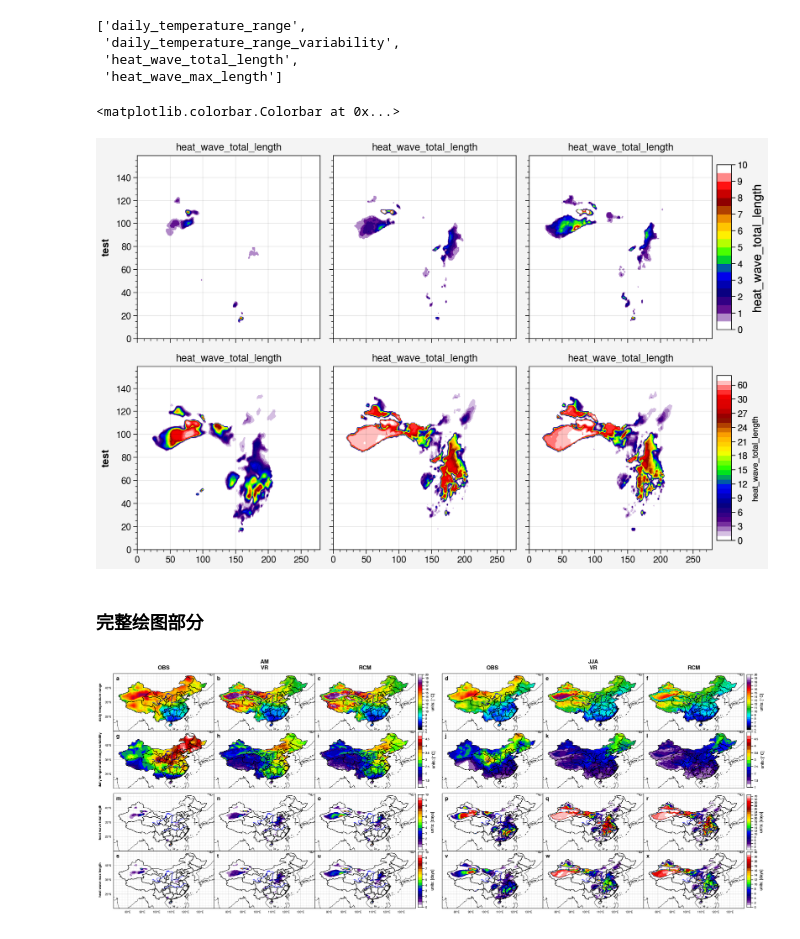
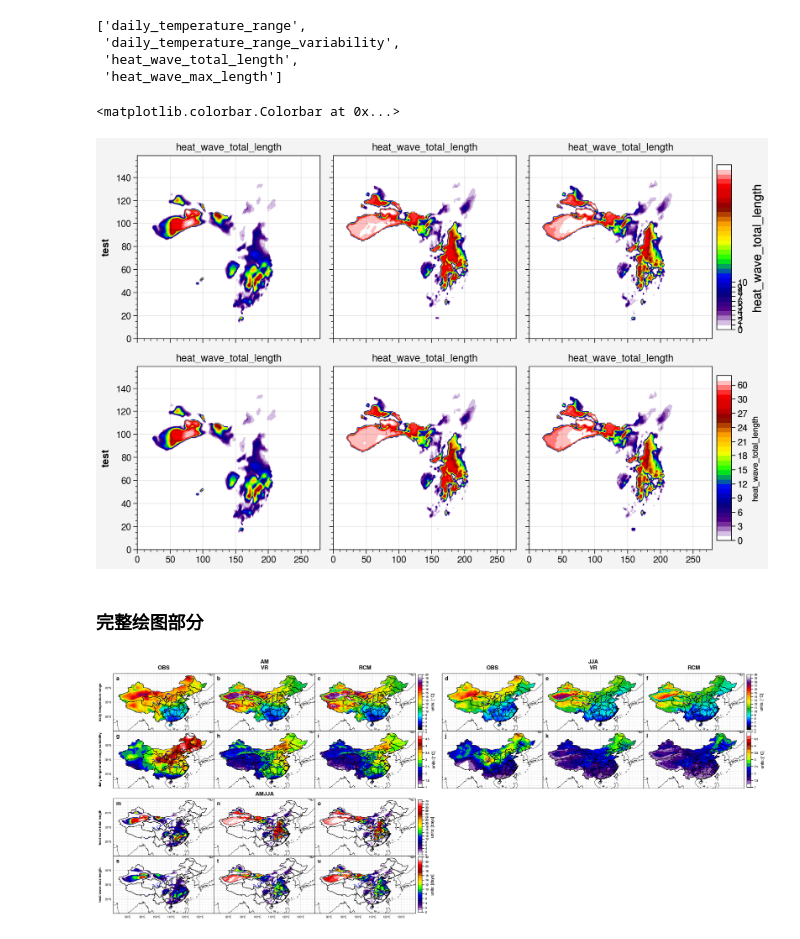
Before and after one commit to dozerlcl/MPAS_case_study, a Jupyter notebook: 92-25km_vr_rcm_postprocess/visualization/check_pre+t2m/t2m/space/mean/extreme_plot.ipynb, the cells around one changed output. Saved outputs shown, nothing was run; the diff lists cells and outputs as text; code cells hidden in the pictures.

Commit message:
merge amjja heat wave

```diff
--- a/92-25km_vr_rcm_postprocess/visualization/check_pre+t2m/t2m/space/mean/extreme_plot.ipynb
+++ b/92-25km_vr_rcm_postprocess/visualization/check_pre+t2m/t2m/space/mean/extreme_plot.ipynb
@@ -17,6 +21,7 @@ for mod_name in ['obs','vr', 'rcm']:
     ds_in[mod_name] = {}
     ds_in[mod_name]['am'] = xr.open_dataset("/raid52/yycheng/MPAS/REFERENCE/TEMP_DATA_large/t2m/extreme/extreme_"+mod_name+"_4-5.nc", decode_times = False)
     ds_in[mod_name]['jja'] = xr.open_dataset("/raid52/yycheng/MPAS/REFERENCE/TEMP_DATA_large/t2m/extreme/extreme_"+mod_name+"_6-8.nc", decode_times = False)
+    ds_in[mod_name]['amjja'] = xr.open_dataset("/raid52/yycheng/MPAS/REFERENCE/TEMP_DATA_large/t2m/extreme/heatwave_"+mod_name+"_4-8.nc", decode_times = False)
 
 vars_names = list(ds_in[mod_name]['am'].variables)[3:]
 vars_names
@@ -31,7 +36,7 @@ vars_names
 ds_mean = {}
 for mod_name in ['obs','vr','rcm']:
     ds_mean[mod_name] = {}
-    for season in ['am','jja']:
+    for season in ['am','jja','amjja']:
         ds_mean[mod_name][season] = ds_in[mod_name][season].mean(dim = 'time')
 
 lon = ds_mean['obs']['am']['daily_temperature_range'].lon.values
@@ -124,9 +129,9 @@ cmap = cmaps.WhViBlGrYeOrReWh # heat_wave_total_length
 fig, axs = pplt.subplots(nrows = 2,ncols = 3)
 var = 'heat_wave_total_length'
 
-mcontourf_am = axs[0].contourf(ds_mean['obs']['am'][var].values, cmap = cmap, levels = ticks_am, norm = 'segmented')
-mcontourf_am = axs[1].contourf(ds_mean['vr']['am'][var].values, cmap = cmap, levels = ticks_am, norm = 'segmented')
-mcontourf_am = axs[2].contourf(ds_mean['rcm']['am'][var].values, cmap = cmap, levels = ticks_am, norm = 'segmented')
+mcontourf_am = axs[0].contourf(ds_mean['obs']['amjja'][var].values, cmap = cmap, levels = ticks_jja, norm = 'segmented')
+mcontourf_am = axs[1].contourf(ds_mean['vr']['amjja'][var].values, cmap = cmap, levels = ticks_jja, norm = 'segmented')
+mcontourf_am = axs[2].contourf(ds_mean['rcm']['amjja'][var].values, cmap = cmap, levels = ticks_jja, norm = 'segmented')
 
 mcontourf_jja = axs[3].contourf(ds_mean['obs']['jja'][var].values, cmap = cmap, levels = ticks_jja, norm = 'segmented')
 mcontourf_jja = axs[4].contourf(ds_mean['vr']['jja'][var].values, cmap = cmap, levels = ticks_jja, norm = 'segmented')
@@ -140,7 +145,7 @@ axs[2].colorbar(mcontourf_am, ticks = ticks_am, norm = 'segmented', length = 0.9
 axs[5].colorbar(mcontourf_jja, ticks = ticks_jja, norm = 'segmented', length = 0.9, title=var, labelsize = 8)
 # %% [output]
 <matplotlib.colorbar.Colorbar at 0x...>
-[figure, old version]
+[figure, new version]
 # %% [markdown]
 ### 完整绘图部分
 # %%
@@ -151,7 +156,7 @@ import collections
 # ----- get filter vars coords-----
 
 #----- create plot -----
-fig, axs = plot.subplots(ncols=6 ,nrows=4, proj=('cyl'), share = True, wspace=(0, 0, 4, 0, 0), hspace=(0, 1, 0))
+fig, axs = plot.subplots(ncols=6 ,nrows=4, proj=('cyl'), share = True, wspace=(0, 0, 4, 0, 0), hspace=(0, 2, 0))
 m_contour_list = [] # 用于保存contour设置，后续设置colorbar使用
 
 #----- 添加海洋以及行政区划 -----
@@ -179,20 +184,24 @@ ticks_dict['jja']['heat_wave_total_length']  =np.concatenate( (np.linspace(0, 30
 ticks_dict['am']['heat_wave_max_length']     = np.linspace(0,10,21) # heat_wave_max_length
 ticks_dict['jja']['heat_wave_max_length']    =  np.concatenate( (np.linspace(0, 20, 21),[25,30,35,40]), axis = 0) # heat_wave_max_length
 
+ticks_dict['amjja']['heat_wave_total_length']   = np.linspace(0, 10, 21) # heat_wave_total_length
+ticks_dict['amjja']['heat_wave_total_length']  =np.concatenate( (np.linspace(0, 30, 31),[40,50,60,70,80]), axis = 0) # heat_wave_total_length
+ticks_dict['amjja']['heat_wave_max_length']     = np.linspace(0,10,21) # heat_wave_max_length
+ticks_dict['amjja']['heat_wave_max_length']    =  np.concatenate( (np.linspace(0, 20, 21),[25,30,35,40]), axis = 0) # heat_wave_max_length
+
 plot_ind = 0
-
-
 for var in vars_names:
     for season in ['am', 'jja']:
         for mod_name in ['obs','vr','rcm']:
-
-            # 使用了均分的norm，处理不等距的ticks
-            mcontourf_temp = axs[plot_ind].contourf(lon, lat, ds_mean[mod_name][season][var].values,\
-            cmap=cmap_dict[var], levels = ticks_dict[season][var], norm = 'segmented')
-
-            # axs[plot_ind].format(rtitle = season, title = mod_name.upper(), ltitle = var)
-            mcontourf_dict[season][mod_name][var] = mcontourf_temp # 合并所有绘图obj到一个deep dict之中
-
+            if ( var not in ["heat_wave_total_length","heat_wave_max_length"] ):
+                # 使用了均分的norm，处理不等距的ticks
+                mcontourf_temp = axs[plot_ind].contourf(lon, lat, ds_mean[mod_name][season][var].values,\
+                cmap=cmap_dict[var], levels = ticks_dict[season][var], norm = 'segmented')
+                mcontourf_dict[season][mod_name][var] = mcontourf_temp # 合并所有绘图obj到一个deep dict之中
+            elif (season in ['am']):
+                mcontourf_temp = axs[plot_ind].contourf(lon, lat, ds_mean[mod_name]['amjja'][var].values,\
+                cmap=cmap_dict[var], levels = ticks_dict['amjja'][var], norm = 'segmented')
+                mcontourf_dict['amjja'][mod_name][var] = mcontourf_temp # 合并所有绘图obj到一个deep dict之中
             plot_ind = plot_ind + 1
 
 #----- add color bar-----
@@ -204,10 +213,14 @@ color_bar_title['heat_wave_max_length']    = 'units: ' + "[days]"
 
 plot_ind = 0
 for var in vars_names:
-    axs[plot_ind, 2].colorbar(mcontourf_dict['am']['obs'][var], loc='r', width=0.1, extend = 'both',length = 0.96,\
-    ticklabelsize=5,labelsize = 7, ticks=ticks_dict['am'][var][::2], title=color_bar_title[var])
-    axs[plot_ind, 5].colorbar(mcontourf_dict['jja']['obs'][var], loc='r', width=0.1, extend = 'both',length = 0.96,\
-    ticklabelsize=5,labelsize = 7, ticks=ticks_dict['jja'][var][::2], title=color_bar_title[var])
+    if ( var not in ["heat_wave_total_length","heat_wave_max_length"] ):
+        axs[plot_ind, 2].colorbar(mcontourf_dict['am']['obs'][var], loc='r', width=0.1, extend = 'both',length = 0.96,\
+        ticklabelsize=5,labelsize = 7, ticks=ticks_dict['am'][var][::2], title=color_bar_title[var])
+        axs[plot_ind, 5].colorbar(mcontourf_dict['jja']['obs'][var], loc='r', width=0.1, extend = 'both',length = 0.96,\
+        ticklabelsize=5,labelsize = 7, ticks=ticks_dict['jja'][var][::2], title=color_bar_title[var])
+    else:
+        axs[plot_ind, 2].colorbar(mcontourf_dict['amjja']['obs'][var], loc='r', width=0.1, extend = 'both',length = 0.96,\
+        ticklabelsize=5,labelsize = 7, ticks=ticks_dict['amjja'][var][::2], title=color_bar_title[var])
     plot_ind = plot_ind + 1
 
 # ----- format setting -----
@@ -227,32 +240,40 @@ ocean = False,
 # cartopyautoextent = True,
 # borderslinewidth=.5,
 labels = False,
 longrid  = True,
 latgrid  = True,
 #-----GEO axis-----
 lonlim=(70, 140), latlim=(15, 55),
 gridlabelsize = 5,
 gridminor = True,
 lonlocator = np.arange(70,142,10),
 latlocator = np.arange(15,55+2,10),
 lonminorlocator = np.arange(70,140+2,2),
 latminorlocator = np.arange(15,55+2,2),
 #-----line label-----
 # linewidth = 0.5,
 # suptitle="3000km-2000km bandpass 500hPa height(1998-06 timemean)",
 # suptitle="precipitation",
 toplabels=(' \nOBS', 'AM\nVR', ' \nRCM', ' \nOBS', 'JJA\nVR', ' \nRCM'),
 leftlabels=('daily temperature range','daily temperature range variability','heat wave total length','heat wave max length'),
 leftlabelsize = 6.,
 rc_kw = {'leftlabel.rotation':90.},
 )
 
 # 合并子图之后控制边界的labels绘制
 axs[:-1,0].format(labels = True, lonlabels = False, latlabels = True)
 axs[3,1:].format(labels = True, lonlabels = True, latlabels = False)
 axs[-1,0].format(labels = True, lonlabels = True, latlabels = True)
+
+# 控制AMJJA的热浪的子图 hide axes
+axs[13].format(title = "AMJJA", titleweight = 'bold')
+for i in range(15,18):
+    fig.delaxes(axs[i])
+for i in range(21,24):
+    fig.delaxes(axs[i])
+
 #----- save figure -----
 fig.patch.set_facecolor('white')
-plt.savefig('./output_pic/t2m_extreme_2022.01.11.png', dpi=600, facecolor= "white")
+plt.savefig('./output_pic/t2m_extreme_2022.01.13.png', dpi=600, facecolor= "white")
 # %% [output]
-[figure, old version]
+[figure, new version]
```
Also changed, not shown: parts of 1 cell of this notebook, 4 other files.
